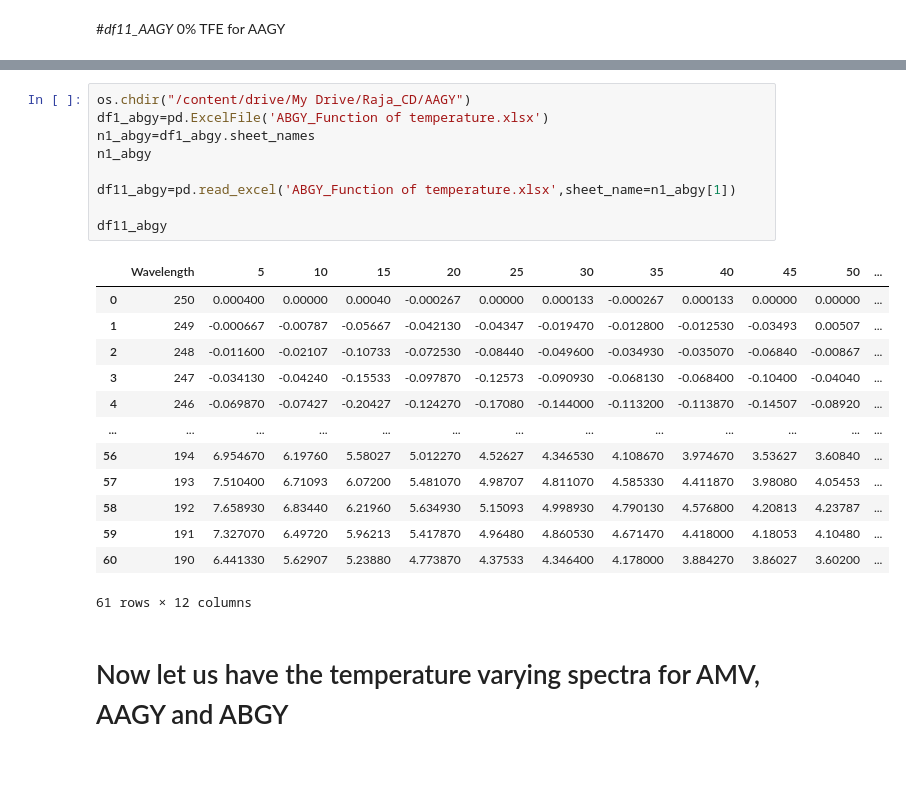
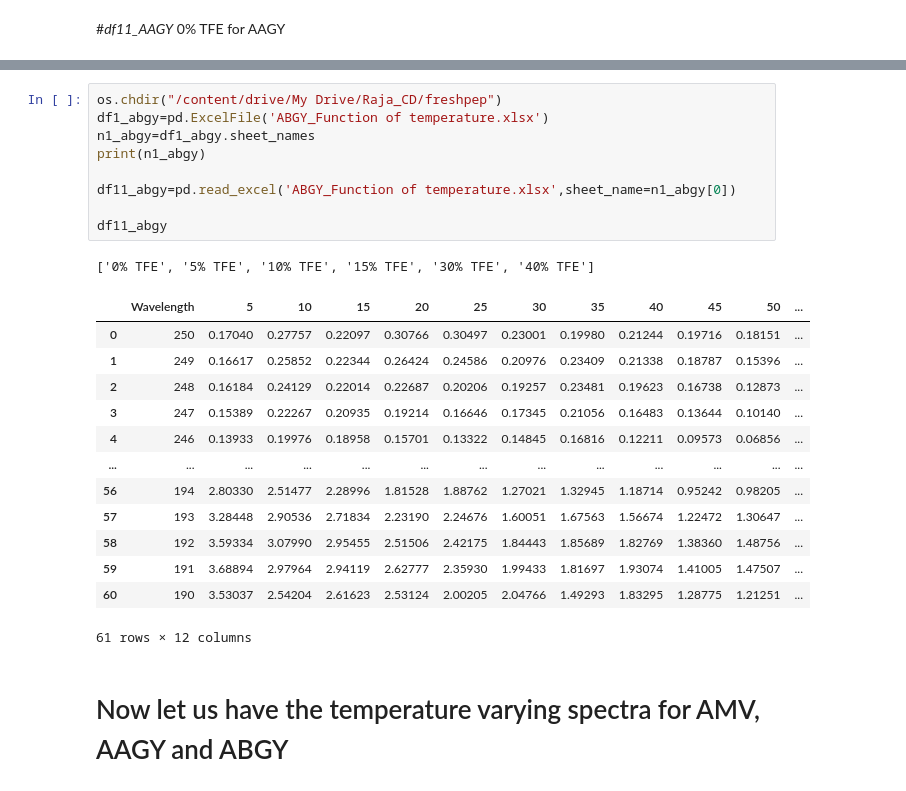
Before and after one commit to adbioc/Specroscopy, a Jupyter notebook: CD_nov.ipynb, the cells around one changed output, grey strips where cells are left out. Cells and saved outputs as stored; diff of their text form.

```diff
--- a/CD_nov.ipynb
+++ b/CD_nov.ipynb
@@ -119,26 +119,27 @@ df11_aagy
 # %%
-os.chdir("/content/drive/My Drive/Raja_CD/AAGY")
+os.chdir("/content/drive/My Drive/Raja_CD/freshpep")
 df1_abgy=pd.ExcelFile('ABGY_Function of temperature.xlsx')
 n1_abgy=df1_abgy.sheet_names
-n1_abgy
+print(n1_abgy)
 
-df11_abgy=pd.read_excel('ABGY_Function of temperature.xlsx',sheet_name=n1_abgy[1])
+df11_abgy=pd.read_excel('ABGY_Function of temperature.xlsx',sheet_name=n1_abgy[0])
 
 df11_abgy
 # %% [output]
+['0% TFE', '5% TFE', '10% TFE', '15% TFE', '30% TFE', '40% TFE']
 |  | Wavelength | 5 | 10 | 15 | 20 | 25 | 30 | 35 | 40 | 45 | 50 | ... |
-| 0 | 250 | 0.000400 | 0.00000 | 0.00040 | -0.000267 | 0.00000 | 0.000133 | -0.000267 | 0.000133 | 0.00000 | 0.00000 | ... |
-| 1 | 249 | -0.000667 | -0.00787 | -0.05667 | -0.042130 | -0.04347 | -0.019470 | -0.012800 | -0.012530 | -0.03493 | 0.00507 | ... |
-| 2 | 248 | -0.011600 | -0.02107 | -0.10733 | -0.072530 | -0.08440 | -0.049600 | -0.034930 | -0.035070 | -0.06840 | -0.00867 | ... |
-| 3 | 247 | -0.034130 | -0.04240 | -0.15533 | -0.097870 | -0.12573 | -0.090930 | -0.068130 | -0.068400 | -0.10400 | -0.04040 | ... |
-| 4 | 246 | -0.069870 | -0.07427 | -0.20427 | -0.124270 | -0.17080 | -0.144000 | -0.113200 | -0.113870 | -0.14507 | -0.08920 | ... |
+| 0 | 250 | 0.17040 | 0.27757 | 0.22097 | 0.30766 | 0.30497 | 0.23001 | 0.19980 | 0.21244 | 0.19716 | 0.18151 | ... |
+| 1 | 249 | 0.16617 | 0.25852 | 0.22344 | 0.26424 | 0.24586 | 0.20976 | 0.23409 | 0.21338 | 0.18787 | 0.15396 | ... |
+| 2 | 248 | 0.16184 | 0.24129 | 0.22014 | 0.22687 | 0.20206 | 0.19257 | 0.23481 | 0.19623 | 0.16738 | 0.12873 | ... |
+| 3 | 247 | 0.15389 | 0.22267 | 0.20935 | 0.19214 | 0.16646 | 0.17345 | 0.21056 | 0.16483 | 0.13644 | 0.10140 | ... |
+| 4 | 246 | 0.13933 | 0.19976 | 0.18958 | 0.15701 | 0.13322 | 0.14845 | 0.16816 | 0.12211 | 0.09573 | 0.06856 | ... |
 | ... | ... | ... | ... | ... | ... | ... | ... | ... | ... | ... | ... | ... |
-| 56 | 194 | 6.954670 | 6.19760 | 5.58027 | 5.012270 | 4.52627 | 4.346530 | 4.108670 | 3.974670 | 3.53627 | 3.60840 | ... |
-| 57 | 193 | 7.510400 | 6.71093 | 6.07200 | 5.481070 | 4.98707 | 4.811070 | 4.585330 | 4.411870 | 3.98080 | 4.05453 | ... |
-| 58 | 192 | 7.658930 | 6.83440 | 6.21960 | 5.634930 | 5.15093 | 4.998930 | 4.790130 | 4.576800 | 4.20813 | 4.23787 | ... |
-| 59 | 191 | 7.327070 | 6.49720 | 5.96213 | 5.417870 | 4.96480 | 4.860530 | 4.671470 | 4.418000 | 4.18053 | 4.10480 | ... |
-| 60 | 190 | 6.441330 | 5.62907 | 5.23880 | 4.773870 | 4.37533 | 4.346400 | 4.178000 | 3.884270 | 3.86027 | 3.60200 | ... |
+| 56 | 194 | 2.80330 | 2.51477 | 2.28996 | 1.81528 | 1.88762 | 1.27021 | 1.32945 | 1.18714 | 0.95242 | 0.98205 | ... |
+| 57 | 193 | 3.28448 | 2.90536 | 2.71834 | 2.23190 | 2.24676 | 1.60051 | 1.67563 | 1.56674 | 1.22472 | 1.30647 | ... |
+| 58 | 192 | 3.59334 | 3.07990 | 2.95455 | 2.51506 | 2.42175 | 1.84443 | 1.85689 | 1.82769 | 1.38360 | 1.48756 | ... |
+| 59 | 191 | 3.68894 | 2.97964 | 2.94119 | 2.62777 | 2.35930 | 1.99433 | 1.81697 | 1.93074 | 1.41005 | 1.47507 | ... |
+| 60 | 190 | 3.53037 | 2.54204 | 2.61623 | 2.53124 | 2.00205 | 2.04766 | 1.49293 | 1.83295 | 1.28775 | 1.21251 | ... |
-61 rows × 12 columns
+61 rows × 12 columns
 # %% [markdown]
 # Now let us have the temperature varying spectra for AMV, AAGY and ABGY
 # %%
```
Also changed, not shown: parts of 9 cells of this notebook.
